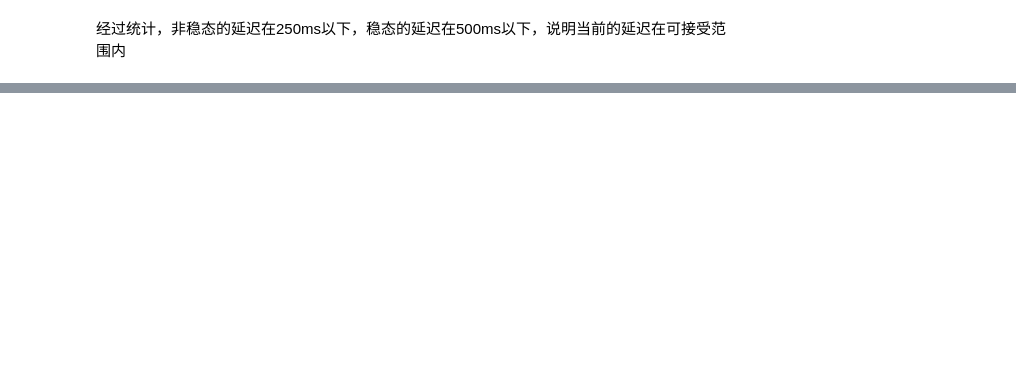
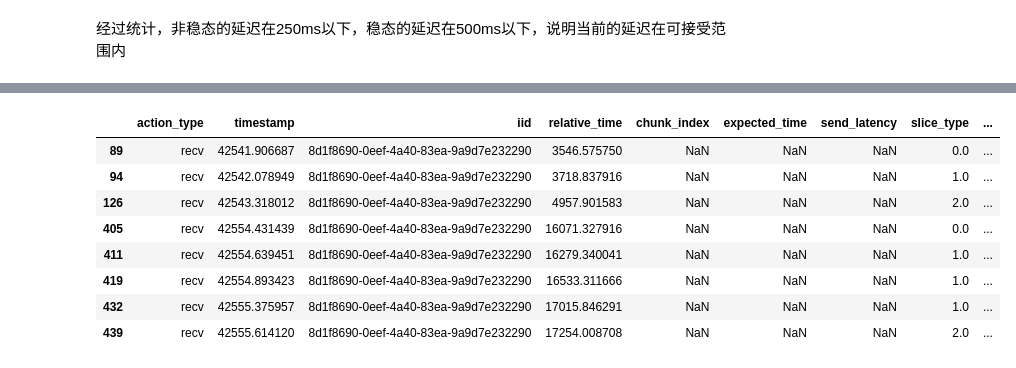
Before and after one commit to Kira1108/audio_latency_summary, a Jupyter notebook: report.ipynb, the cells around one changed output, grey strips where cells are left out. Saved outputs shown, nothing was run; the diff lists cells and outputs as text; code cells hidden in the pictures; blank space fills up the shorter version.

```diff
--- a/report.ipynb
+++ b/report.ipynb
@@ -182,0 +196,13 @@ Name: partial_latency, dtype: float64
+# %%
+temp = concat_df.head(500)
+temp[temp.action_type == 'recv']
+# %% [output]
+|  | action_type | timestamp | iid | relative_time | chunk_index | expected_time | send_latency | slice_type | ... |
+| 89 | recv | 42541.906687 | 8d1f8690-0eef-4a40-83ea-9a9d7e232290 | 3546.575750 | NaN | NaN | NaN | 0.0 | ... |
+| 94 | recv | 42542.078949 | 8d1f8690-0eef-4a40-83ea-9a9d7e232290 | 3718.837916 | NaN | NaN | NaN | 1.0 | ... |
+| 126 | recv | 42543.318012 | 8d1f8690-0eef-4a40-83ea-9a9d7e232290 | 4957.901583 | NaN | NaN | NaN | 2.0 | ... |
+| 405 | recv | 42554.431439 | 8d1f8690-0eef-4a40-83ea-9a9d7e232290 | 16071.327916 | NaN | NaN | NaN | 0.0 | ... |
+| 411 | recv | 42554.639451 | 8d1f8690-0eef-4a40-83ea-9a9d7e232290 | 16279.340041 | NaN | NaN | NaN | 1.0 | ... |
+| 419 | recv | 42554.893423 | 8d1f8690-0eef-4a40-83ea-9a9d7e232290 | 16533.311666 | NaN | NaN | NaN | 1.0 | ... |
+| 432 | recv | 42555.375957 | 8d1f8690-0eef-4a40-83ea-9a9d7e232290 | 17015.846291 | NaN | NaN | NaN | 1.0 | ... |
+| 439 | recv | 42555.614120 | 8d1f8690-0eef-4a40-83ea-9a9d7e232290 | 17254.008708 | NaN | NaN | NaN | 2.0 | ... |
```
Also changed, not shown: parts of 5 cells of this notebook, 1 other file.
